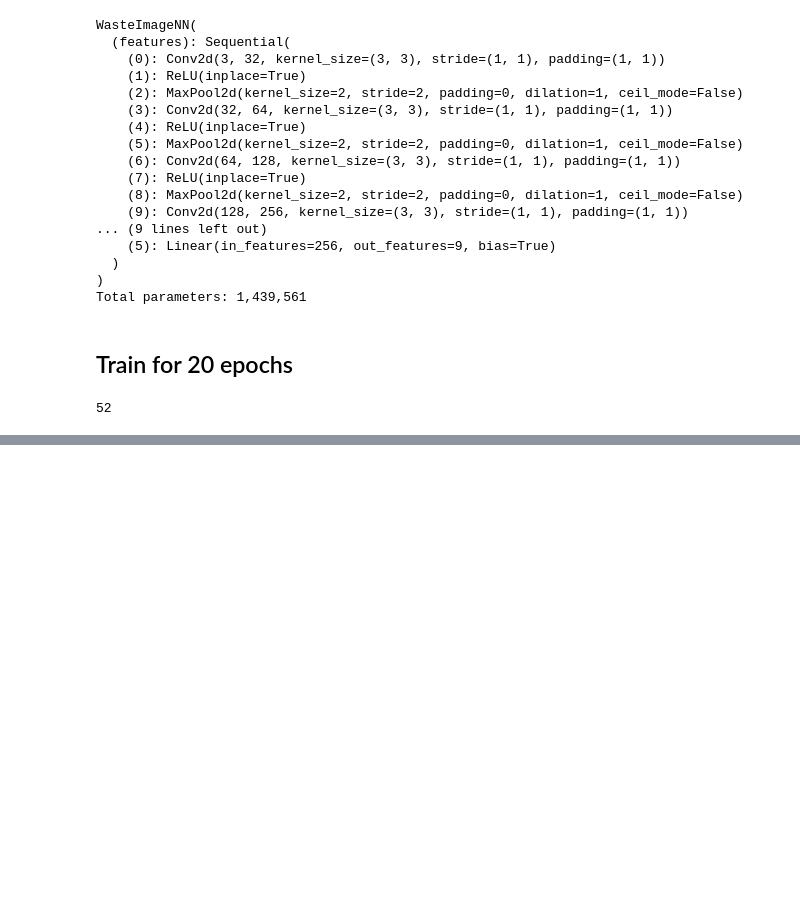
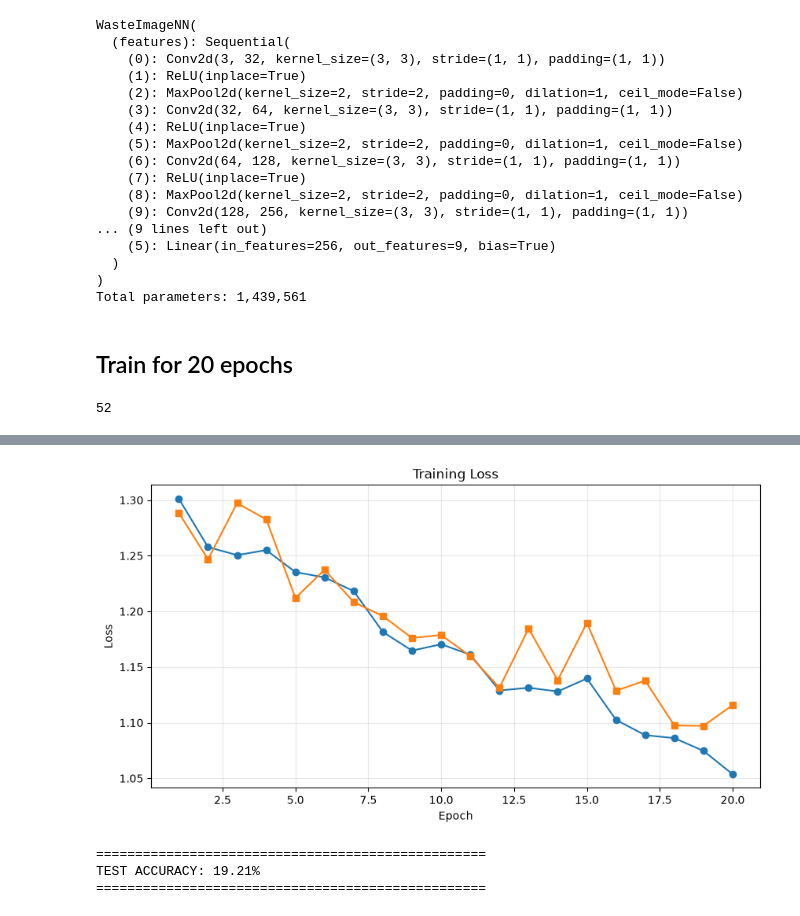
Before and after one commit to SenadiF/Botzilla---EN3150-Assignment-03, a Jupyter notebook: notebooks/classification_model_A.ipynb, the cells around one changed output, grey strips where cells are left out. Drawn from its saved outputs; the diff is of its cells as text; code cells hidden in the pictures; blank space fills up the shorter version.

Commit message:
feat: model_b implemented - Depthwise Separable convolutions inplemented

```diff
--- a/notebooks/classification_model_A.ipynb
+++ b/notebooks/classification_model_A.ipynb
@@ -414,0 +472,5 @@ torch.save(model.state_dict(), Path("../models/model_A.pth"))
+# %%
+model_light = WasteImageNNLight().to(device)
+print(model_light)
+total_params = sum(p.numel() for p in model_light.parameters())
+print(f"Total parameters: {total_params:,}")
@@ -414,0 +495,5 @@ torch.save(model.state_dict(), Path("../models/model_A.pth"))
+# %%
+train_loss, validation_loss = train(model=model_light, train_loader=train_loader, val_loader=val_loader, num_ephohs=20, lr=1e-3)
+plot_training_loss(train_losses=train_loss, validation_losses=validation_loss)
+test_acc = evaluate_test(model=model, test_loader=test_loader)
+# %% [output]
@@ -414,0 +517,4 @@ torch.save(model.state_dict(), Path("../models/model_A.pth"))
+[figure, added]
+==================================================
+TEST ACCURACY: 19.21%
+==================================================
```
Also changed, not shown: parts of 8 cells of this notebook, 1 other file.
